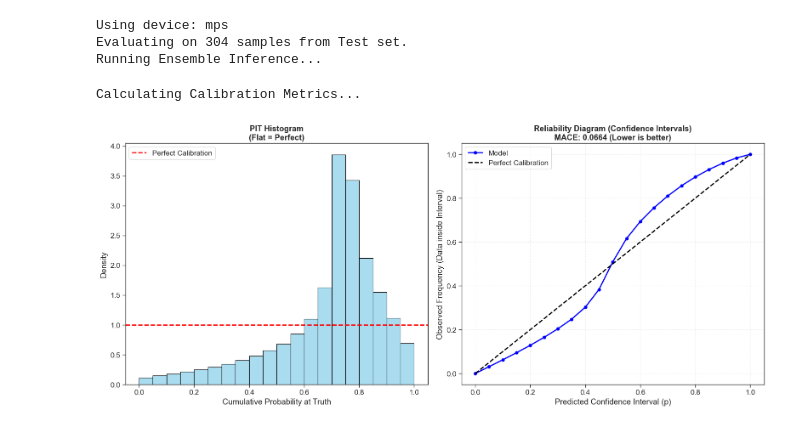
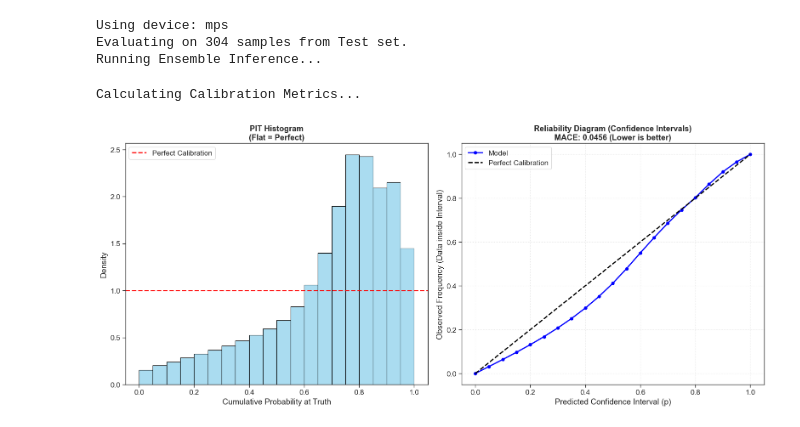
Before and after one commit to evanwellmeyer/precio_pr_dpdk, a Jupyter notebook: calibration.ipynb, the cells around one changed output. Drawn from its saved outputs; the diff is of its cells as text; code cells hidden in the pictures.

```diff
--- a/calibration.ipynb
+++ b/calibration.ipynb
@@ -24,7 +24,7 @@ lat_dim = 128
 num_bins = 64
 
 # Model Architecture Config (Must match training)
-base_channels = 200
+base_channels = 8
 gn_groups = 1
 kernel_size = 3
 
@@ -41,7 +41,7 @@ landmask_file = data_dir / "hadgem_landmask_rg128.nc"
 # Ensemble Directory
 ens_name = (
     f"unet_ens_HG789_PR_dPdK_Softmax_unet6R_ch{base_channels}_k{kernel_size}_"
-    f"{lat_dim}x_dPbins{num_bins}_gn{gn_groups}_dpmin{dP_min}_dPmax{dP_max}_sigma0.6"
+    f"{lat_dim}x_dPbins{num_bins}_gn{gn_groups}_dpmin{dP_min}_dPmax{dP_max}_sigma0.3"
 )
 ens_dir = Path("/Users/ewellmeyer/Documents/research/weights") / ens_name
 norm_stats_path = ens_dir / "norm_stats.json"
@@ -200,34 +200,34 @@ def plot_reliability(pit_values):
         lower_q = 0.5 - p / 2
         upper_q = 0.5 + p / 2
         count = np.sum((pit_values >= lower_q) & (pit_values <= upper_q))
         observed_freqs.append(count / len(pit_values))
 
     ax[1].plot(expected_probs, observed_freqs, 'o-', color='blue', linewidth=2, label='Model')
     ax[1].plot([0, 1], [0, 1], 'k--', linewidth=2, label='Perfect Calibration')
 
     mace = np.mean(np.abs(np.array(observed_freqs) - expected_probs))
     ax[1].set_title(f"Reliability Diagram (Confidence Intervals)\nMACE: {mace:.4f} (Lower is better)", fontweight='bold')
     ax[1].set_xlabel("Predicted Confidence Interval (p)")
     ax[1].set_ylabel("Observed Frequency (Data inside Interval)")
     ax[1].legend()
     ax[1].grid(True, linestyle=':', alpha=0.6)
 
     plt.tight_layout()
     plt.show()
 
 # ==============================================================================
 # MAIN EXECUTION
 # ==============================================================================
 X_test, y_test, bin_centers, landmask, y_mean, y_std = load_data()
 cdf = get_predicted_cdfs(X_test, bin_centers)
 pit_values = calculate_calibration(cdf, y_test, bin_centers, landmask)
 plot_reliability(pit_values)
 # %% [output]
 Using device: mps
 Evaluating on 304 samples from Test set.
 Running Ensemble Inference...
 Calculating Calibration Metrics...
-[figure, old version]
+[figure, new version]
 # %%
 r"""
 Post-hoc calibration for softmax ProbUNet outputs.
```
Also changed, not shown: parts of 3 cells of this notebook, 2 other files.
